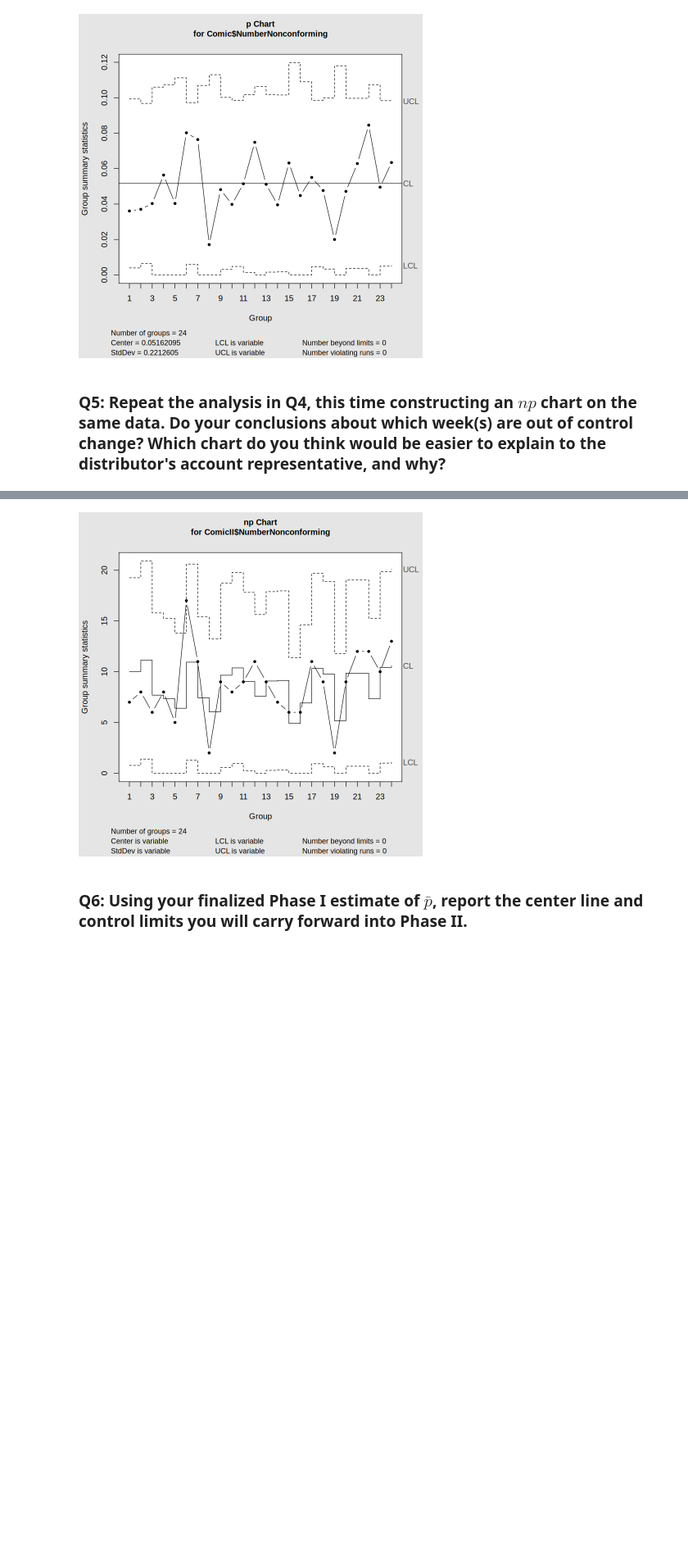
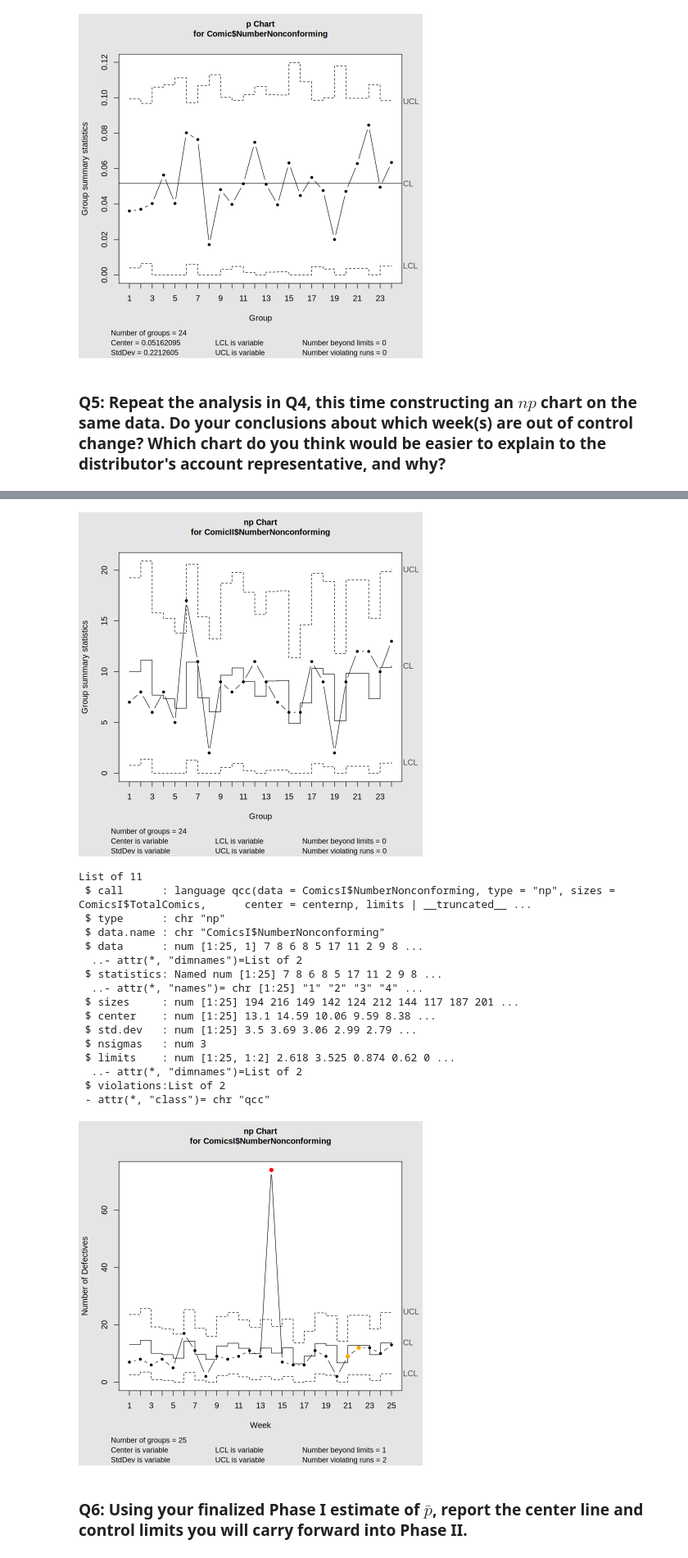
Before and after one commit to DesyneMartinez/STAT-7110-Quality-Control, a Jupyter notebook: Assignments/HW3/STAT-7110-HW3.ipynb, the cells around one changed output, grey strips where cells are left out. Shown at 82% size. Cells and saved outputs as stored; diff of their text form; code cells hidden in the pictures; blank space fills up the shorter version.

```diff
--- a/Assignments/HW3/STAT-7110-HW3.ipynb
+++ b/Assignments/HW3/STAT-7110-HW3.ipynb
@@ -146,7 +146,9 @@ ComicsI |>
 
 ## Constructing the phase I NP chart utilizing the same Dataset from Q4 ##
 
-#np-chart plots the raw count of defectives and requires a constant sample size.
+#NP charts detect shifts early, preventing costly rework. They differ from variable charts by emphasizing attributes rather than metrics. ##
+
+#np-chart plots the raw COUNT of defectives and requires a constant sample size.
 #In this scenario the sample size varies for the number of Comics at the shop.
 #If we were to use the qcc function here by changing the type to np it would still assume constant variable sizes instead of varying ##
 #So for this chart we have to do it manually #
@@ -161,8 +163,11 @@ p_bar <- sum(ComicsI$NumberNonconforming) / sum(ComicsI$TotalComics)
 np_bar <- p_bar * mean(ComicsI$TotalComics)
 
 # Calculate control limits for each subgroup (varying n)
-# Formula: UCL = n_i * p_bar + 3 * sqrt(n_i * p_bar * (1 - p_bar))
-#          LCL = n_i * p_bar - 3 * sqrt(n_i * p_bar * (1 - p_bar))
+# the number of nonconforming units out of a sample of size is n so in this case n is the variable Total Comics which is the sample size for the subgroup ##
+
+# Formula: UCL = n * p_bar + 3 * sqrt(n * p_bar * (1 - p_bar))
+#          LCL = n * p_bar - 3 * sqrt(n * p_bar * (1 - p_bar))
+
 ComicsI$UCL <- with(ComicsI, TotalComics * p_bar + 3 * sqrt(TotalComics * p_bar * (1 - p_bar)))
 ComicsI$LCL <- with(ComicsI, TotalComics * p_bar - 3 * sqrt(TotalComics * p_bar * (1 - p_bar)))
 
@@ -186,33 +191,62 @@ ggplot(ComicsI, aes(x = Week, y = NumberNonconforming)) +
   Comic_chartnp <- qcc(ComicsI$`NumberNonconforming`,
                     type="np",
                     sizes=ComicsI$`TotalComics`,
                     plot=TRUE)
 
 
 
 ooc_points <- Comic_chartnp$violations$beyond.limits
 cat("The OOC point is week number:", ooc_points, "\n")
 
 
 ComicII <- ComicsI[-ooc_points,]
 
 Comic_chart2 <- qcc(ComicII$`NumberNonconforming`,
                     type="np",
                     sizes=ComicII$`TotalComics`,
                     plot=TRUE)
+
+
+library(qcc)
+np_data <- stats.np(ComicsI$NumberNonconforming, sizes = ComicsI$TotalComics)
+centernp <- np_data$center
+limitsnp <- limits.np(centernp, np_data$sd, sizes = ComicsI$TotalComics, conf = 3)
+
+
+qcc(ComicsI$NumberNonconforming, type = "np", sizes = ComicsI$TotalComics,
+     center = centernp, limits = limitsnp,
+     main = "np Chart (Variable n)",
+     xlab = "Week", ylab = "Number of Defectives")
 # %% [output]
 Rows: 25
 Columns: 6
 $ Week                <dbl> 1, 2, 3, 4, 5, 6, 7, 8, 9, 10, 11, 12, 13, 14, 15,…
 $ TotalComics         <dbl> 194, 216, 149, 142, 124, 212, 144, 117, 187, 201, …
 $ NumberNonconforming <dbl> 7, 8, 6, 8, 5, 17, 11, 2, 9, 8, 9, 11, 9, 74, 7, 6…
 $ p                   <dbl> 0.03608247, 0.03703704, 0.04026846, 0.05633803, 0.…
 $ UCL                 <dbl> 23.59110, 25.65580, 19.25506, 18.56374, 16.75997, …
 $ LCL                 <dbl> 2.6175546, 3.5249660, 0.8742699, 0.6199120, 0.0000…
 [figure]
 The OOC point is week number: 14
 [figure]
 [figure]
+List of 11
+ $ call      : language qcc(data = ComicsI$NumberNonconforming, type = "np", sizes = ComicsI$TotalComics,      center = centernp, limits | __truncated__ ...
+ $ type      : chr "np"
+ $ data.name : chr "ComicsI$NumberNonconforming"
+ $ data      : num [1:25, 1] 7 8 6 8 5 17 11 2 9 8 ...
+  ..- attr(*, "dimnames")=List of 2
+ $ statistics: Named num [1:25] 7 8 6 8 5 17 11 2 9 8 ...
+  ..- attr(*, "names")= chr [1:25] "1" "2" "3" "4" ...
+ $ sizes     : num [1:25] 194 216 149 142 124 212 144 117 187 201 ...
+ $ center    : num [1:25] 13.1 14.59 10.06 9.59 8.38 ...
+ $ std.dev   : num [1:25] 3.5 3.69 3.06 2.99 2.79 ...
+ $ nsigmas   : num 3
+ $ limits    : num [1:25, 1:2] 2.618 3.525 0.874 0.62 0 ...
+  ..- attr(*, "dimnames")=List of 2
+ $ violations:List of 2
+ - attr(*, "class")= chr "qcc"
+[figure, added]
 # %% [markdown]
 ### Q6: Using your finalized Phase I estimate of $\bar{p}$, report the center line and control limits you will carry forward into Phase II.
 # %%
```
